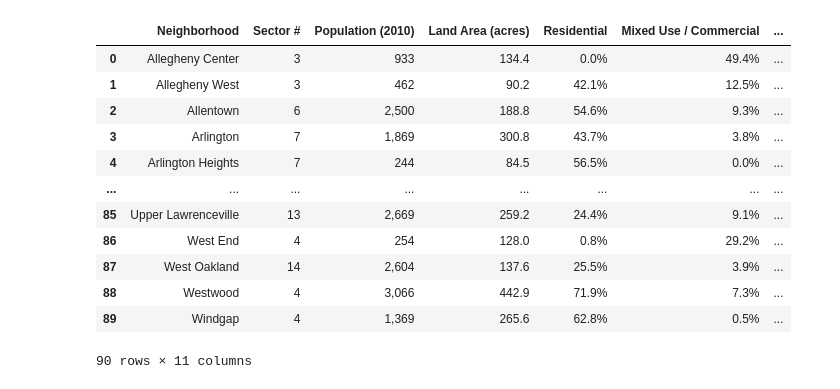
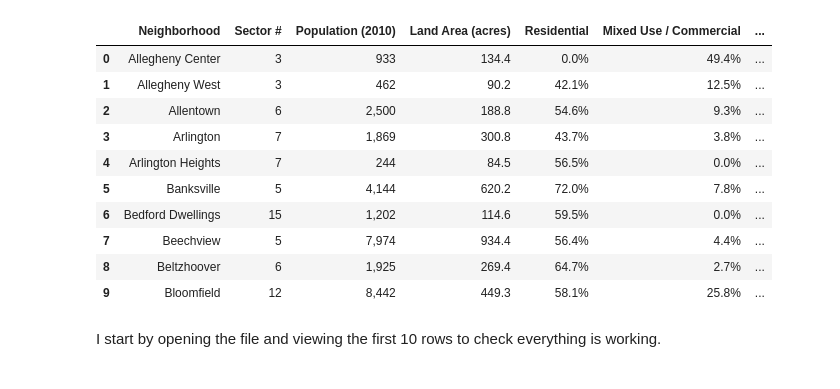
Before and after one commit to luke-milavec/BestNeighborhood, a Jupyter notebook: landZoning.ipynb, the cells around one changed output. Saved outputs shown, nothing was run; the diff lists cells and outputs as text; code cells hidden in the pictures.

```diff
--- a/landZoning.ipynb
+++ b/landZoning.ipynb
@@ -3,17 +1,19 @@ import pandas as pd
-# %%
-landZoning = pd.read_csv("./data/land-use-zoning.csv")
-landZoning
-# %% [output]
-|  | Neighborhood | Sector # | Population (2010) | Land Area (acres) | Residential | Mixed Use / Commercial | ... |
-| 0 | Allegheny Center | 3 | 933 | 134.4 | 0.0% | 49.4% | ... |
-| 1 | Allegheny West | 3 | 462 | 90.2 | 42.1% | 12.5% | ... |
-| 2 | Allentown | 6 | 2,500 | 188.8 | 54.6% | 9.3% | ... |
-| 3 | Arlington | 7 | 1,869 | 300.8 | 43.7% | 3.8% | ... |
-| 4 | Arlington Heights | 7 | 244 | 84.5 | 56.5% | 0.0% | ... |
-| ... | ... | ... | ... | ... | ... | ... | ... |
-| 85 | Upper Lawrenceville | 13 | 2,669 | 259.2 | 24.4% | 9.1% | ... |
-| 86 | West End | 4 | 254 | 128.0 | 0.8% | 29.2% | ... |
-| 87 | West Oakland | 14 | 2,604 | 137.6 | 25.5% | 3.9% | ... |
-| 88 | Westwood | 4 | 3,066 | 442.9 | 71.9% | 7.3% | ... |
-| 89 | Windgap | 4 | 1,369 | 265.6 | 62.8% | 0.5% | ... |
-90 rows × 11 columns
+# %%
+import pandas as pd
+import matplotlib.pyplot as plt
+zone = pd.read_csv("land-use-zoning.csv", sep=",")
+zone.head(10)
+# %% [output]
+|  | Neighborhood | Sector # | Population (2010) | Land Area (acres) | Residential | Mixed Use / Commercial | ... |
+| 0 | Allegheny Center | 3 | 933 | 134.4 | 0.0% | 49.4% | ... |
+| 1 | Allegheny West | 3 | 462 | 90.2 | 42.1% | 12.5% | ... |
+| 2 | Allentown | 6 | 2,500 | 188.8 | 54.6% | 9.3% | ... |
+| 3 | Arlington | 7 | 1,869 | 300.8 | 43.7% | 3.8% | ... |
+| 4 | Arlington Heights | 7 | 244 | 84.5 | 56.5% | 0.0% | ... |
+| 5 | Banksville | 5 | 4,144 | 620.2 | 72.0% | 7.8% | ... |
+| 6 | Bedford Dwellings | 15 | 1,202 | 114.6 | 59.5% | 0.0% | ... |
+| 7 | Beechview | 5 | 7,974 | 934.4 | 56.4% | 4.4% | ... |
+| 8 | Beltzhoover | 6 | 1,925 | 269.4 | 64.7% | 2.7% | ... |
+| 9 | Bloomfield | 12 | 8,442 | 449.3 | 58.1% | 25.8% | ... |
+# %% [markdown]
+I start by opening the file and viewing the first 10 rows to check everything is working.
```
Also changed, not shown: parts of 8 cells of this notebook.
